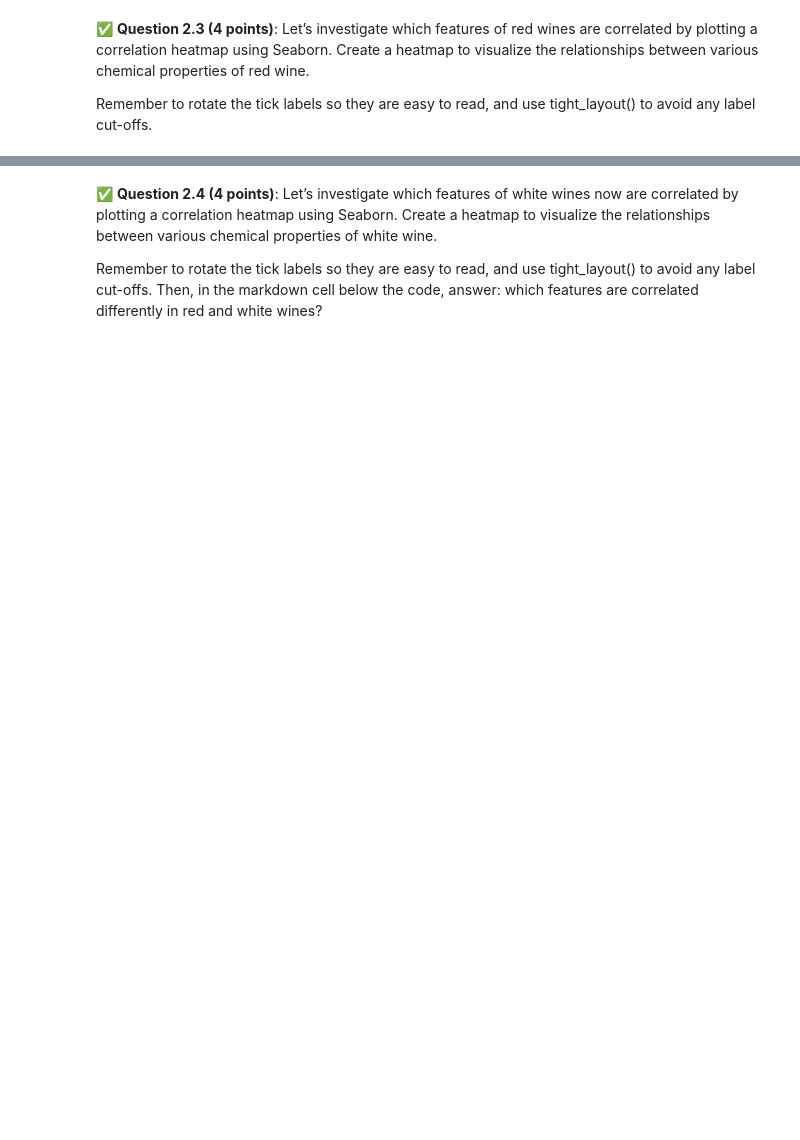
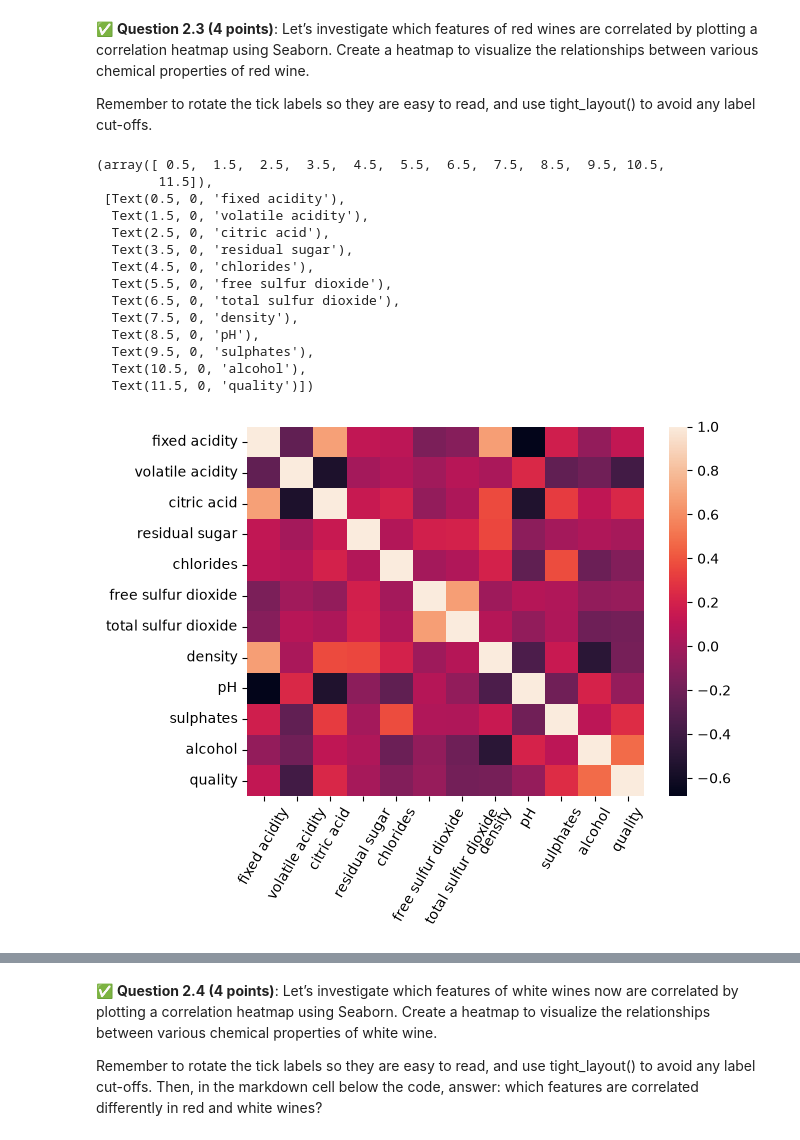
Before and after one commit to kigundue/cmse202-f26-turnin, a Jupyter notebook: hw-03/HW03-Regression-STUDENT.ipynb, the cells around one changed output, grey strips where cells are left out. Saved outputs shown, nothing was run; the diff lists cells and outputs as text; code cells hidden in the pictures; blank space fills up the shorter version.

```diff
--- a/hw-03/HW03-Regression-STUDENT.ipynb
+++ b/hw-03/HW03-Regression-STUDENT.ipynb
@@ -197,3 +206,8 @@ and a description of the files here:
 &#9989;  **Question 2.2 (4 points)**: Next, load the data of red and white wine into two separate Pandas DataFrames and display the first and last 5 rows.
 # %%
 # Put your code here
+import pandas as pd
+red = pd.read_csv("winequality-red.csv",delimiter=";")
+white = pd.read_csv("winequality-white.csv",delimiter=";")
+
+white.head()
@@ -208,6 +256,27 @@ and a description of the files here:
 Remember to rotate the tick labels so they are easy to read, and use tight_layout() to avoid any label cut-offs.
 # %%
 # Put your code here
+import seaborn as sns
+import matplotlib.pyplot as plt
+plt.tight_layout() #https://stackoverflow.com/questions/57220213/tight-layout-in-seaborn
+sns.heatmap(red.corr())
+plt.xticks(rotation=60)
+# %% [output]
+(array([ 0.5,  1.5,  2.5,  3.5,  4.5,  5.5,  6.5,  7.5,  8.5,  9.5, 10.5,
+        11.5]),
+ [Text(0.5, 0, 'fixed acidity'),
+  Text(1.5, 0, 'volatile acidity'),
+  Text(2.5, 0, 'citric acid'),
+  Text(3.5, 0, 'residual sugar'),
+  Text(4.5, 0, 'chlorides'),
+  Text(5.5, 0, 'free sulfur dioxide'),
+  Text(6.5, 0, 'total sulfur dioxide'),
+  Text(7.5, 0, 'density'),
+  Text(8.5, 0, 'pH'),
+  Text(9.5, 0, 'sulphates'),
+  Text(10.5, 0, 'alcohol'),
+  Text(11.5, 0, 'quality')])
+[figure, added]
 # %% [markdown]
 <!-- END QUESTION -->
 <!-- DO NOT MODIFY OR DELETE THIS CELL. Make sure your solution to the question above is in the cell(s) above this one. -->
```
Also changed, not shown: parts of 14 cells of this notebook.
